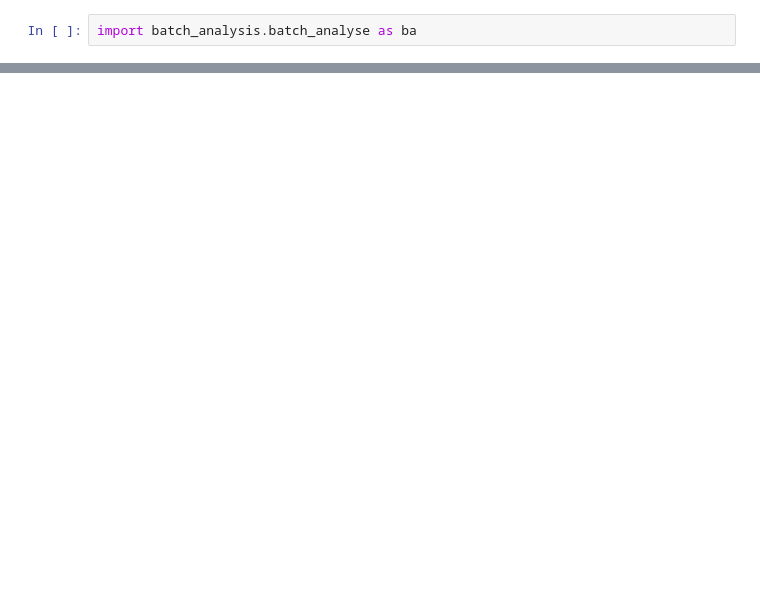
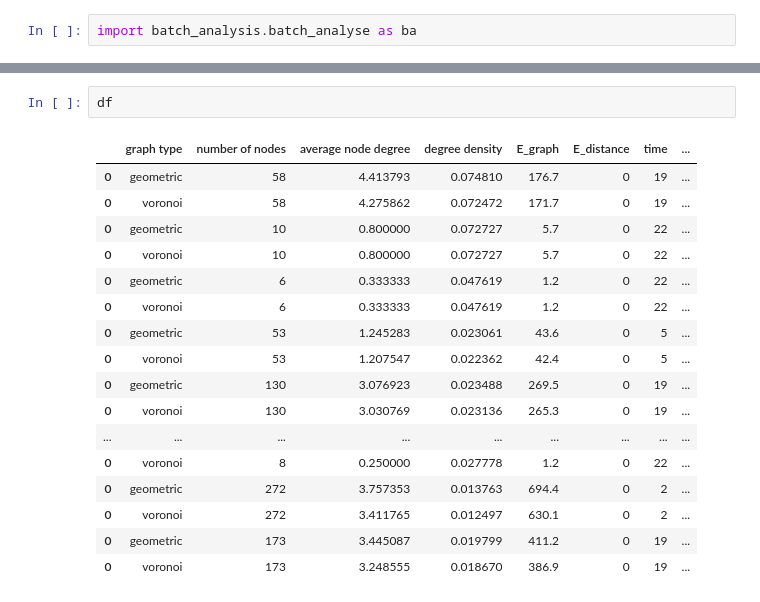
Before and after one commit to Jeremiesobel/graphs-on-chip, a Jupyter notebook: Example.ipynb, the cells around one changed output, grey strips where cells are left out. Drawn from its saved outputs; the diff is of its cells as text; blank space fills up the shorter version.

```diff
--- a/Example.ipynb
+++ b/Example.ipynb
@@ -112,0 +53,20 @@ NameError: name 'batch_analyse' is not defined
+# %%
+df
+# %% [output]
+|  | graph type | number of nodes | average node degree | degree density | E_graph | E_distance | time | ... |
+| 0 | geometric | 58 | 4.413793 | 0.074810 | 176.7 | 0 | 19 | ... |
+| 0 | voronoi | 58 | 4.275862 | 0.072472 | 171.7 | 0 | 19 | ... |
+| 0 | geometric | 10 | 0.800000 | 0.072727 | 5.7 | 0 | 22 | ... |
+| 0 | voronoi | 10 | 0.800000 | 0.072727 | 5.7 | 0 | 22 | ... |
+| 0 | geometric | 6 | 0.333333 | 0.047619 | 1.2 | 0 | 22 | ... |
+| 0 | voronoi | 6 | 0.333333 | 0.047619 | 1.2 | 0 | 22 | ... |
+| 0 | geometric | 53 | 1.245283 | 0.023061 | 43.6 | 0 | 5 | ... |
+| 0 | voronoi | 53 | 1.207547 | 0.022362 | 42.4 | 0 | 5 | ... |
+| 0 | geometric | 130 | 3.076923 | 0.023488 | 269.5 | 0 | 19 | ... |
+| 0 | voronoi | 130 | 3.030769 | 0.023136 | 265.3 | 0 | 19 | ... |
+| ... | ... | ... | ... | ... | ... | ... | ... | ... |
+| 0 | voronoi | 8 | 0.250000 | 0.027778 | 1.2 | 0 | 22 | ... |
+| 0 | geometric | 272 | 3.757353 | 0.013763 | 694.4 | 0 | 2 | ... |
+| 0 | voronoi | 272 | 3.411765 | 0.012497 | 630.1 | 0 | 2 | ... |
+| 0 | geometric | 173 | 3.445087 | 0.019799 | 411.2 | 0 | 19 | ... |
+| 0 | voronoi | 173 | 3.248555 | 0.018670 | 386.9 | 0 | 19 | ... |
```
Also changed, not shown: parts of 7 cells of this notebook, 5 other files.
